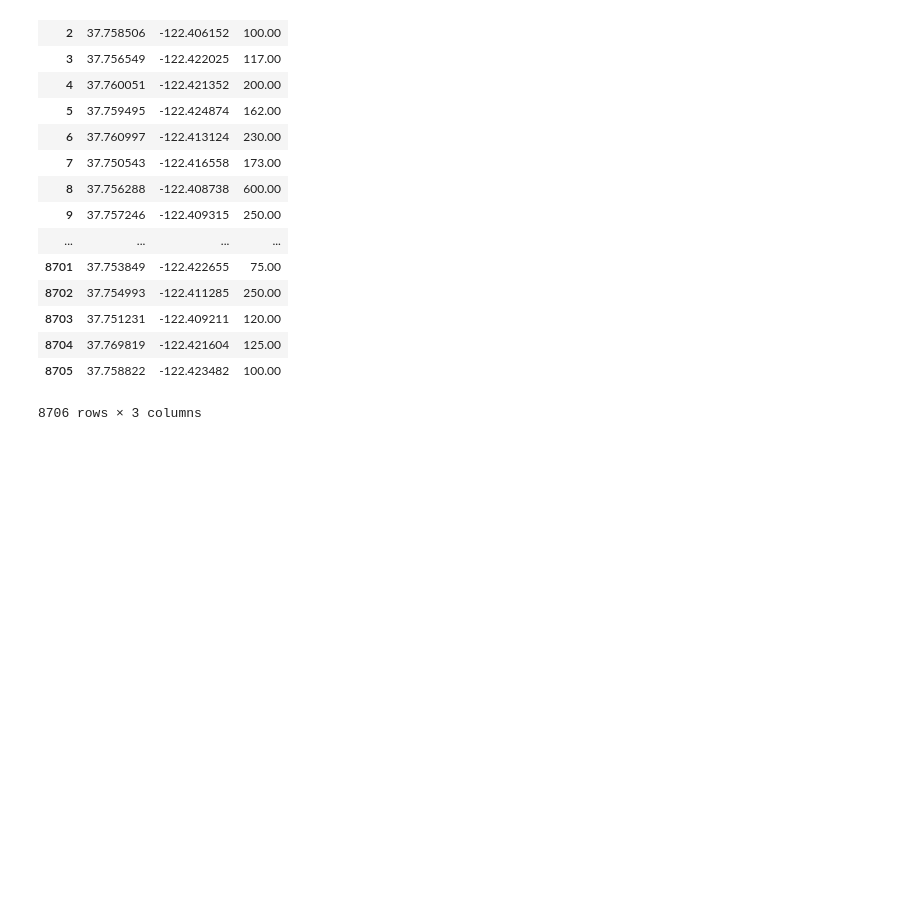
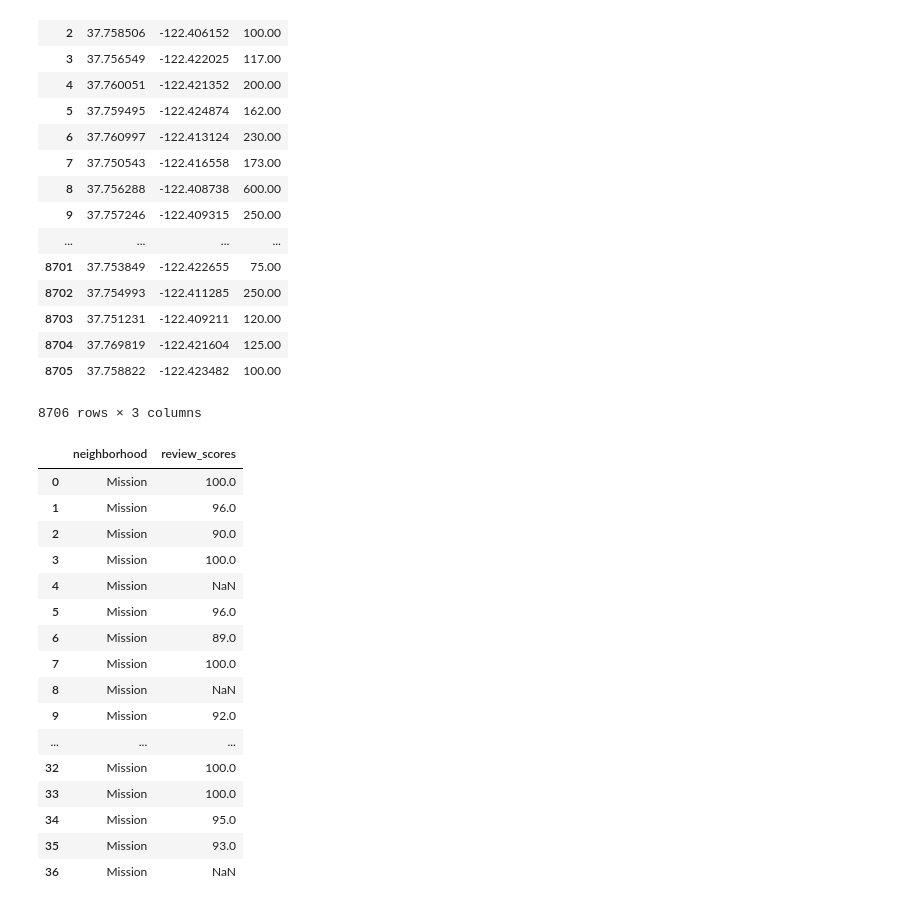
Before and after one commit to zhaoamy/Capital-One-Airbnb-challenge, a Jupyter notebook: airbnb-public-sep-2017/airbnb-sep-2017/Import Data.ipynb, the cells around one changed output. Cells and saved outputs as stored; diff of their text form; code cells hidden in the pictures; blank space fills up the shorter version.

```diff
--- a/airbnb-public-sep-2017/airbnb-sep-2017/Import Data.ipynb
+++ b/airbnb-public-sep-2017/airbnb-sep-2017/Import Data.ipynb
@@ -70,2 +25,0 @@ Name: price, Length: 8706, dtype: object
-# %%
-neighbourhood_cleansed = data.set_index('neighbourhood_cleansed')
@@ -753,3 +504,29 @@ average_income
 8706 rows × 3 columns
 # %%
 average_income.to_json("average.json")
+# %%
+popular_reviews = pd.DataFrame(columns=['neighborhood', 'review_scores'])
+# %%
+popular_reviews['neighborhood'] = data['neighbourhood_cleansed']
+# %%
+popular_reviews['review_scores'] = data['review_scores_rating']
+# %%
+popular_reviews
+# %% [output]
+|  | neighborhood | review_scores |
+| 0 | Mission | 100.0 |
+| 1 | Mission | 96.0 |
+| 2 | Mission | 90.0 |
+| 3 | Mission | 100.0 |
+| 4 | Mission | NaN |
+| 5 | Mission | 96.0 |
+| 6 | Mission | 89.0 |
+| 7 | Mission | 100.0 |
+| 8 | Mission | NaN |
+| 9 | Mission | 92.0 |
+| ... | ... | ... |
+| 32 | Mission | 100.0 |
+| 33 | Mission | 100.0 |
+| 34 | Mission | 95.0 |
+| 35 | Mission | 93.0 |
+| 36 | Mission | NaN |
```
Also changed, not shown: parts of 24 cells of this notebook, 4 other files.
